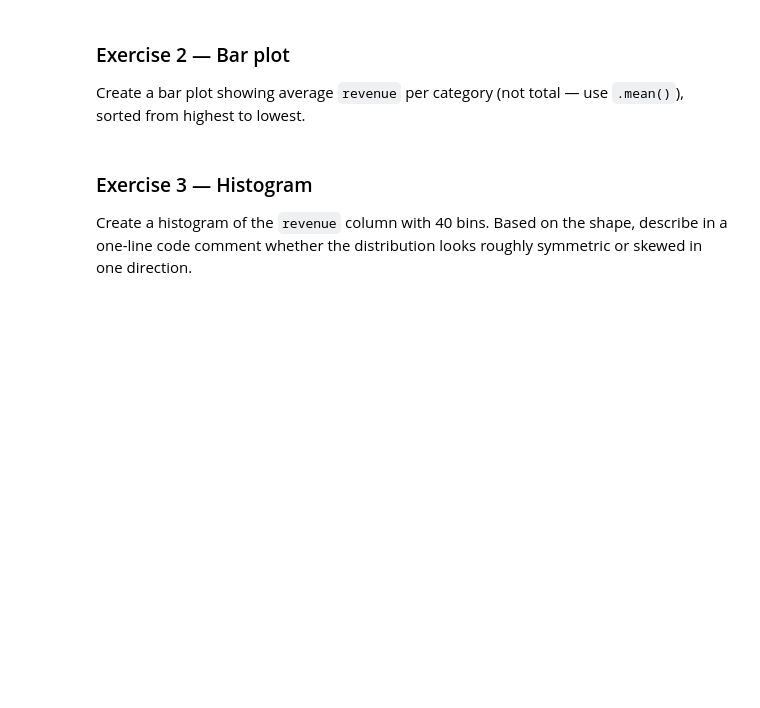
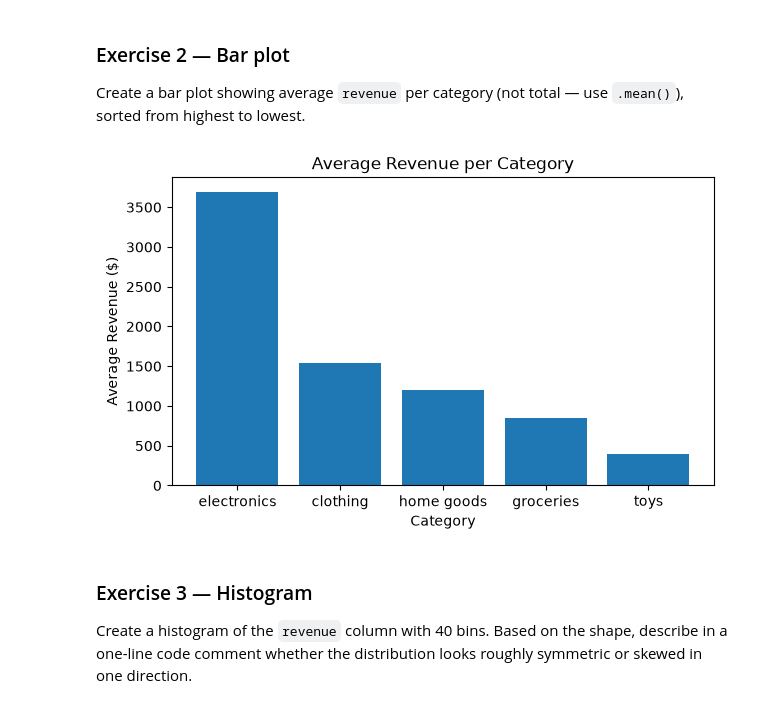
Before and after one commit to NicolasVA90/DSA_504_excercise, a Jupyter notebook: DSA504_Class8_Visualization_I_matplotlib.ipynb, the cells around one changed output. Cells and saved outputs as stored; diff of their text form; code cells hidden in the pictures; blank space fills up the shorter version.

```diff
--- a/DSA504_Class8_Visualization_I_matplotlib.ipynb
+++ b/DSA504_Class8_Visualization_I_matplotlib.ipynb
@@ -192,7 +232,17 @@ Create a line plot of total daily `units_sold` (not revenue) across all stores,
 ### Exercise 2 — Bar plot
 Create a bar plot showing average `revenue` per category (not total — use `.mean()`), sorted from highest to lowest.
 # %%
-# Exercise 2 — your code here
+# Exercise 2 — Bar plot
+avg_revenue_by_category = sales.groupby("category")["revenue"].mean().sort_values(ascending=False)
+
+fig, ax = plt.subplots(figsize=(7, 4))
+ax.bar(avg_revenue_by_category.index, avg_revenue_by_category.values)
+ax.set_title("Average Revenue per Category")
+ax.set_xlabel("Category")
+ax.set_ylabel("Average Revenue ($)")
+plt.show()
+# %% [output]
+[figure, added]
 # %% [markdown]
 ### Exercise 3 — Histogram
 Create a histogram of the `revenue` column with 40 bins. Based on the shape, describe in a one-line code comment whether the distribution looks roughly symmetric or skewed in one direction.
```
Also changed, not shown: parts of 15 cells of this notebook, 1 other file.
